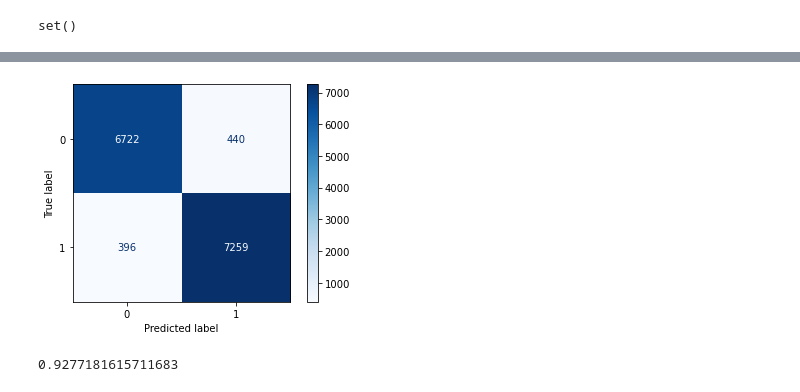
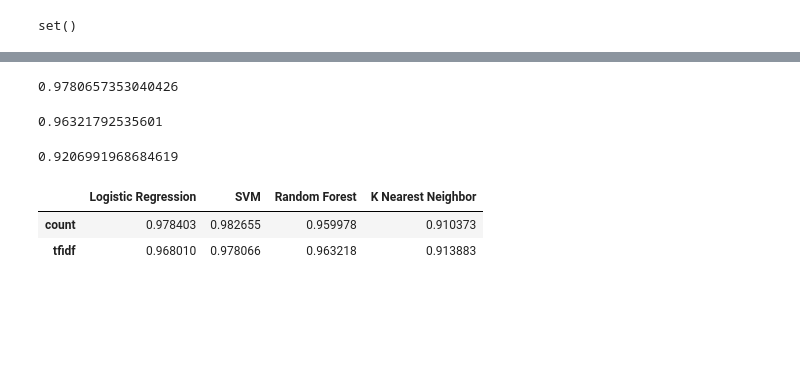
Before and after one commit to qihao77/7406FakeNewsDetector_repo, a Jupyter notebook: Preprocessing.ipynb, the cells around one changed output, grey strips where cells are left out. Saved outputs shown, nothing was run; the diff lists cells and outputs as text; code cells hidden in the pictures; blank space fills up the shorter version.

```diff
--- a/Preprocessing.ipynb
+++ b/Preprocessing.ipynb
@@ -99,0 +158,5 @@ accuracy_score(y_test, pred_nb)
+# %%
+lg_pipe = Pipeline([('svd', TruncatedSVD(n_components=100)), ('lg', LogisticRegression(max_iter=500))])
+lg_pipe.fit(tfidf_train, y_train)
+pred_lg_count = lg_pipe.predict(tfidf_test)
+lg_tfidf_acc = accuracy_score(y_test, pred_lg_count)
@@ -100,12 +167,40 @@ accuracy_score(y_test, pred_nb)
+# %%
+svm_pipe = Pipeline([('svd', TruncatedSVD(n_components=100)), ('svm', SVC())])
+svm_pipe.fit(tfidf_train, y_train)
+pred_svm_count = svm_pipe.predict(tfidf_test)
+svm_tfidf_acc = accuracy_score(y_test, pred_svm_count)
+# %%
+svm_tfidf_acc
+# %% [output]
+0.9780657353040426
+# %%
+rf_pipe = Pipeline([('svd', TruncatedSVD(n_components=100)), ('rf', RandomForestClassifier())])
+rf_pipe.fit(tfidf_train, y_train)
+pred_rf_count = rf_pipe.predict(tfidf_test)
+rf_tfidf_acc = accuracy_score(y_test, pred_rf_count)
+# %%
+rf_tfidf_acc
+# %% [output]
+0.96321792535601
+# %%
+knn_pipe = Pipeline([('svd', TruncatedSVD(n_components=100)), ('knn', KNeighborsClassifier(n_neighbors=30))])
+knn_pipe.fit(tfidf_train, y_train)
+pred_knn_tfidf = knn_pipe.predict(tfidf_test)
+knn_tfidf_acc = accuracy_score(y_test, pred_knn_tfidf)
+# %%
+knn_tfidf_acc
+# %% [output]
+0.9206991968684619
+# %%
+model_compare = pd.DataFrame([[lg_count_acc, svm_count_acc, rf_count_acc, knn_count_acc], \
+                              [lg_tfidf_acc, svm_tfidf_acc, rf_tfidf_acc, knn_tfidf_acc]],\
+                              columns=['Logistic Regression', 'SVM', 'Random Forest', 'K Nearest Neighbor'], \
+                              index = ['count', 'tfidf'])
+model_compare
+# %% [output]
+|  | Logistic Regression | SVM | Random Forest | K Nearest Neighbor |
+| count | 0.978403 | 0.982655 | 0.959978 | 0.910373 |
+| tfidf | 0.968010 | 0.978066 | 0.963218 | 0.913883 |
 # %%
-plot_confusion_matrix(nb_classifier, count_test, y_test, cmap=plt.cm.Blues)
-plt.show()
+'''plot_confusion_matrix(nb_classifier, count_test, y_test, cmap=plt.cm.Blues)
+plt.show()'''
-# %% [output]
-[figure, removed]
-# %%
-nb_classifier = MultinomialNB()
-nb_classifier.fit(tfidf_train, y_train)
-pred_nb_tfidf = nb_classifier.predict(tfidf_test)
-accuracy_score(y_test, pred_nb_tfidf)
-# %% [output]
-0.9277181615711683
```
Also changed, not shown: parts of 23 cells of this notebook, 1 other file.
